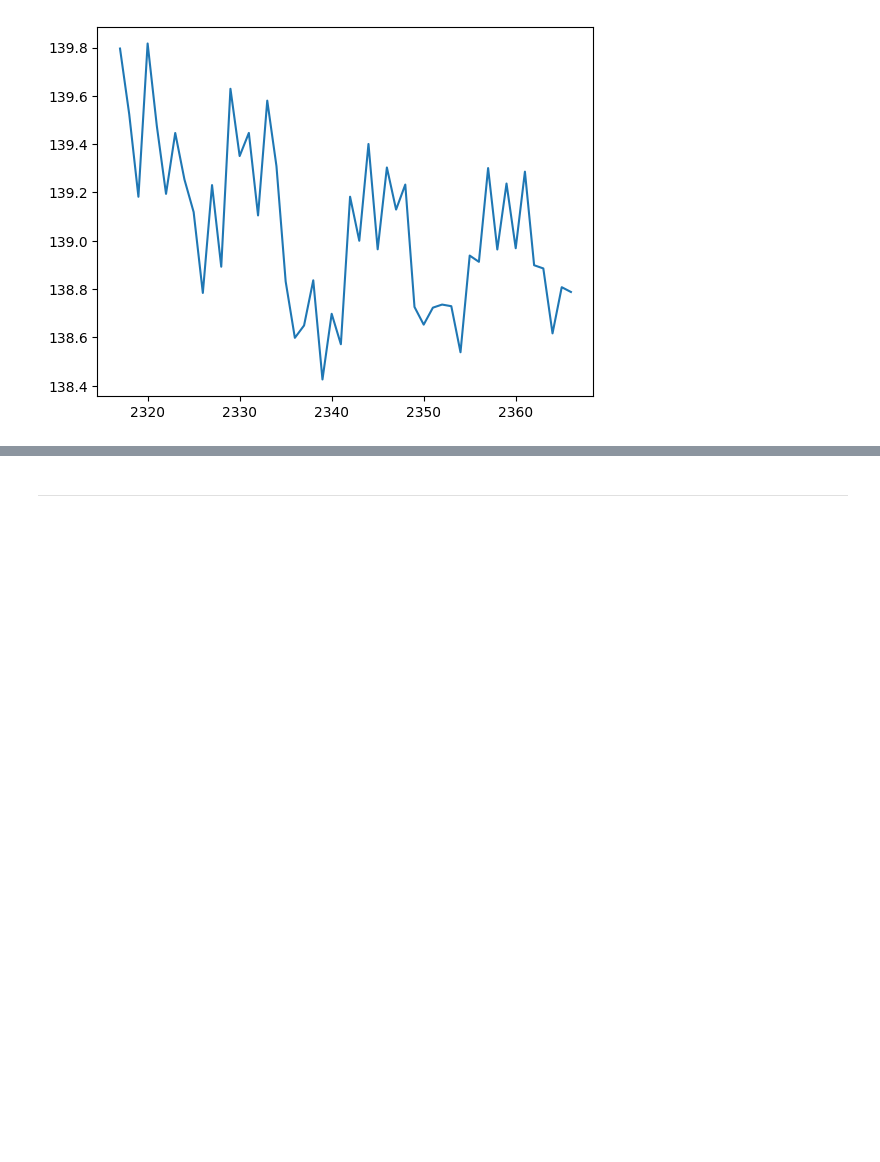
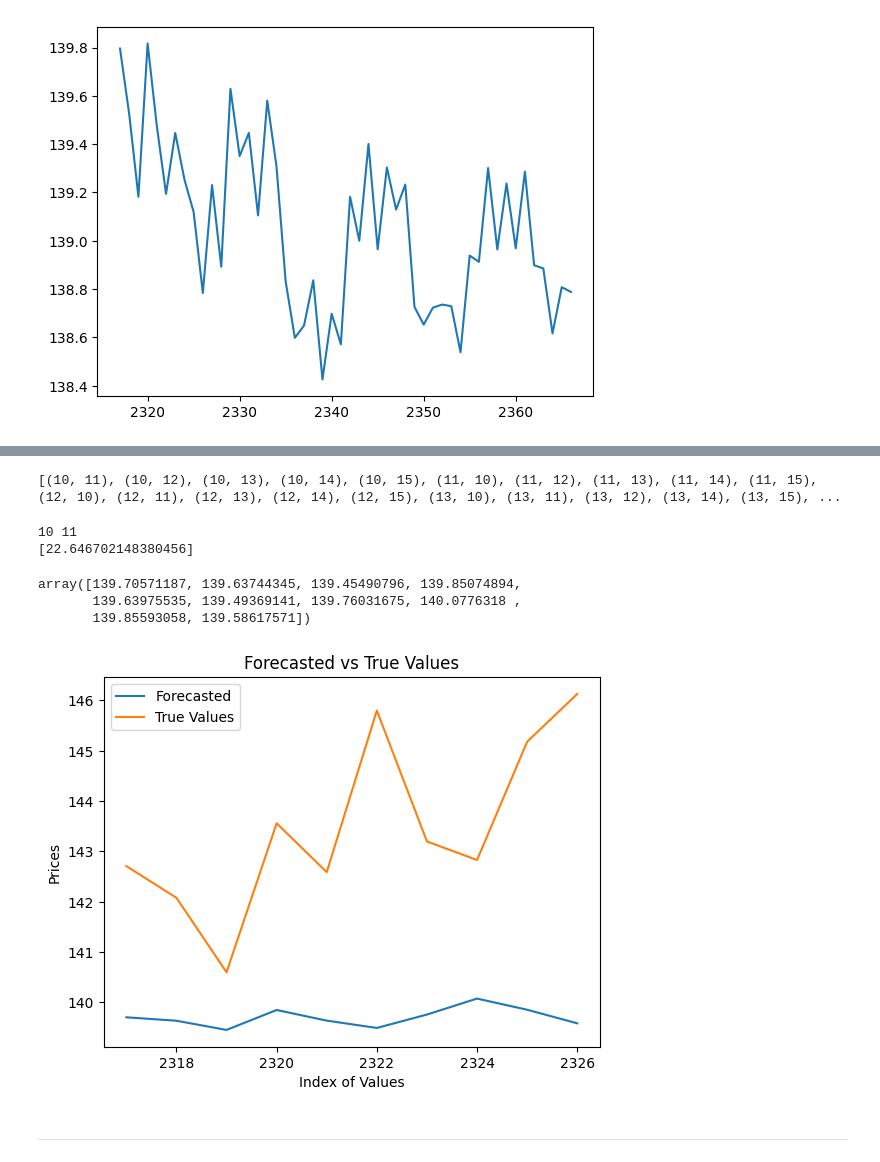
Before and after one commit to Supr9/ARIMA-model, a Jupyter notebook: arima_model.ipynb, the cells around one changed output, grey strips where cells are left out. Saved outputs shown, nothing was run; the diff lists cells and outputs as text; code cells hidden in the pictures; blank space fills up the shorter version.

Commit message:
Finished new arima

```diff
--- a/arima_model.ipynb
+++ b/arima_model.ipynb
@@ -640,3 +651,54 @@ plt.show()
+# %%
+p = np.arange(10, 15, step=1)
+q = np.arange(10, 15, step=1)
+
+
+perm = list(permutations([10,11,12,13,14,15], 2))
+print(perm)
+# %% [output]
+[(10, 11), (10, 12), (10, 13), (10, 14), (10, 15), (11, 10), (11, 12), (11, 13), (11, 14), (11, 15), (12, 10), (12, 11), (12, 13), (12, 14), (12, 15), (13, 10), (13, 11), (13, 12), (13, 14), (13, 15), ...
+# %%
+
+warnings.simplefilter('ignore', ConvergenceWarning)
+test_10 = test_data[0:10]
+MSE_results = []
+forecast_results = []
+for i in range(0,len(perm)):
+
+    print(perm[i][0], perm[i][1])
+    pred, fore = applyARIMA(train_data, order = (perm[i][0],1,perm[i][1]), fore_steps=10)
+
+    MSE = calculate_MSE(np.array(fore), np.array(test_10))
+
+    MSE_results.append(MSE)
+
+
+    forecast_results.append(fore)
+
+
+print(MSE_results)
+# %% [output]
+10 11
+[22.646702148380456]
+# %%
+best_MSE = min(MSE_results)
+best_index = MSE_results.index(best_MSE)
+best_fore= forecast_results[best_index]
+best_fore
+# %% [output]
+array([139.70571187, 139.63744345, 139.45490796, 139.85074894,
+       139.63975535, 139.49369141, 139.76031675, 140.0776318 ,
+       139.85593058, 139.58617571])
+# %%
+plt.plot(test_list[0][0:10],best_fore, label = 'Forecasted')
+plt.plot(test_list[0][0:10], test_10, label = 'True Values')
+plt.legend()
+plt.title('Forecasted vs True Values')
+plt.xlabel('Index of Values')
+plt.ylabel('Prices')
+plt.show()
+# %% [output]
+[figure, added]
 # %% [markdown]
 ---
 # %% [markdown]
```
Also changed, not shown: parts of 2 cells of this notebook.
